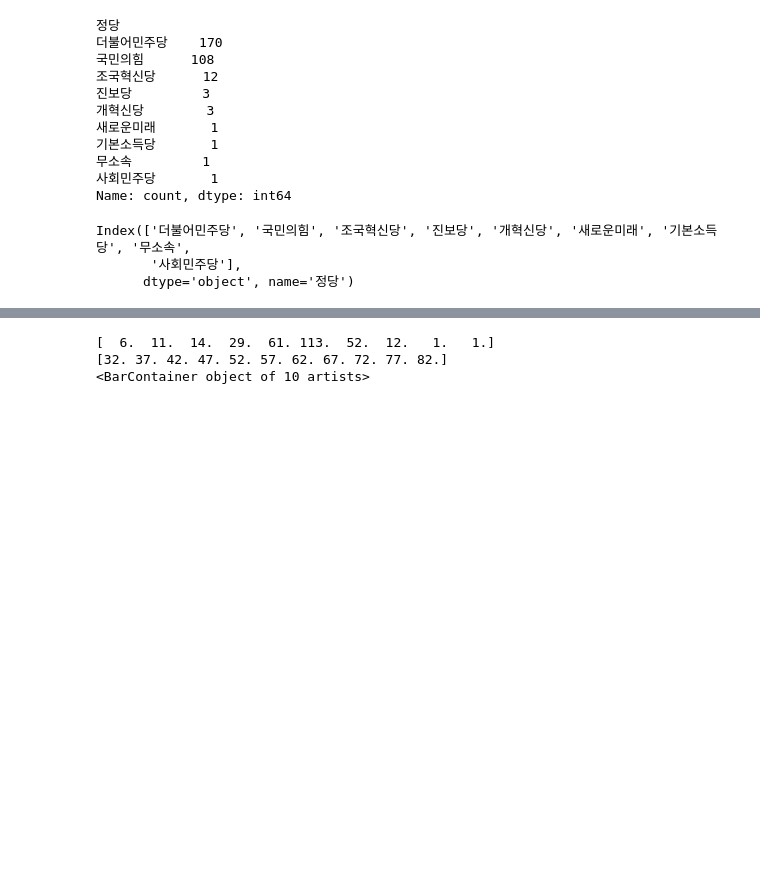
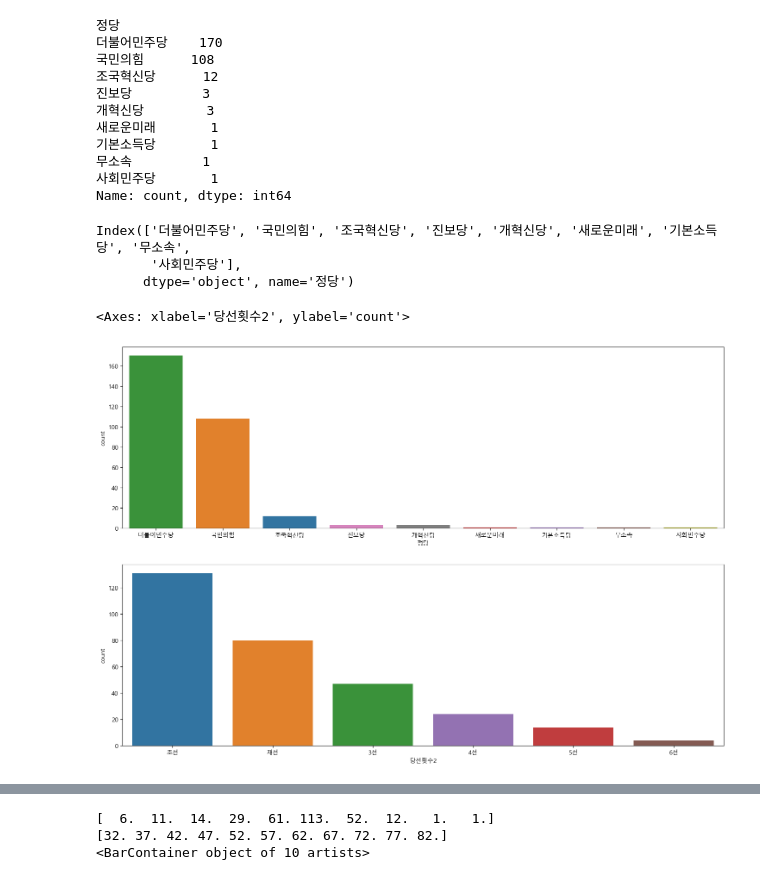
Before and after one commit to baeppsae/Python_Webscraping, a Jupyter notebook: 05.국회의원현황-개정판.ipynb, the cells around one changed output, grey strips where cells are left out. Drawn from its saved outputs; the diff is of its cells as text; code cells hidden in the pictures; blank space fills up the shorter version.

```diff
--- a/05.국회의원현황-개정판.ipynb
+++ b/05.국회의원현황-개정판.ipynb
@@ -544,5 +544,9 @@ Index(['더불어민주당', '국민의힘', '조국혁신당', '진보당', '
 # %%
 figure,(axes1,axes2) = plt.subplots(nrows=2, ncols=1)
 figure.set_size_inches(18,12)
 
 sns.countplot(data=member_df, x='정당', ax=axes1, order=member_df['정당'].value_counts().index, hue='정당')
+sns.countplot(data=member_df, x='당선횟수2', ax=axes2, order=member_df['당선횟수2'].value_counts().index, hue='당선횟수2')
+# %% [output]
+<Axes: xlabel='당선횟수2', ylabel='count'>
+[figure, added]
```
Also changed, not shown: parts of 9 cells of this notebook.
